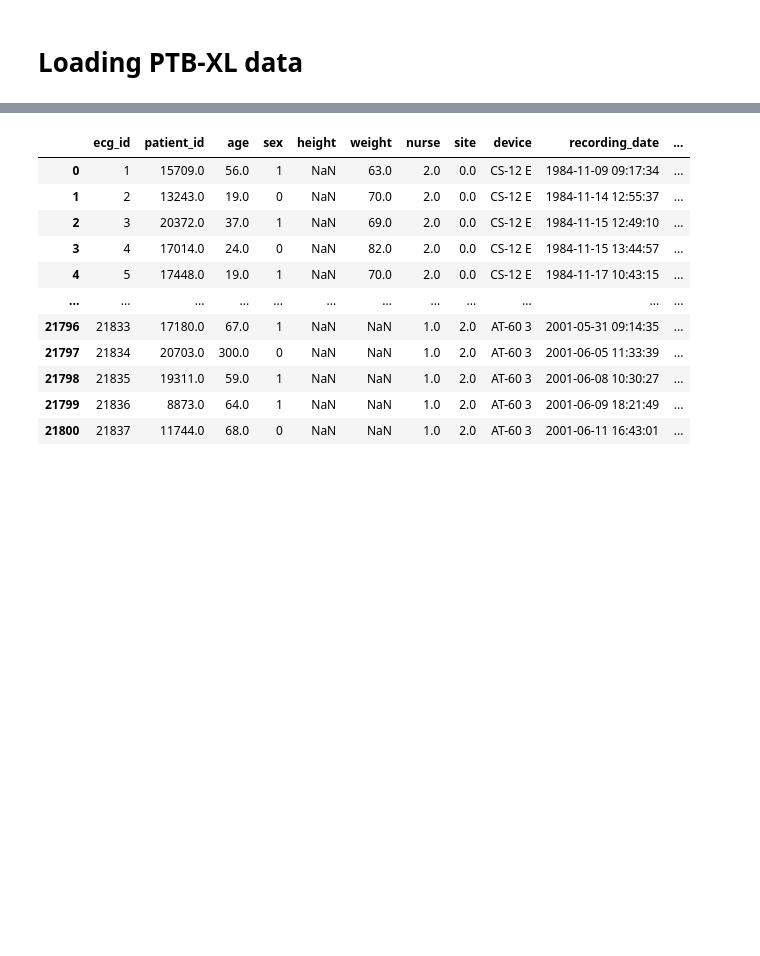
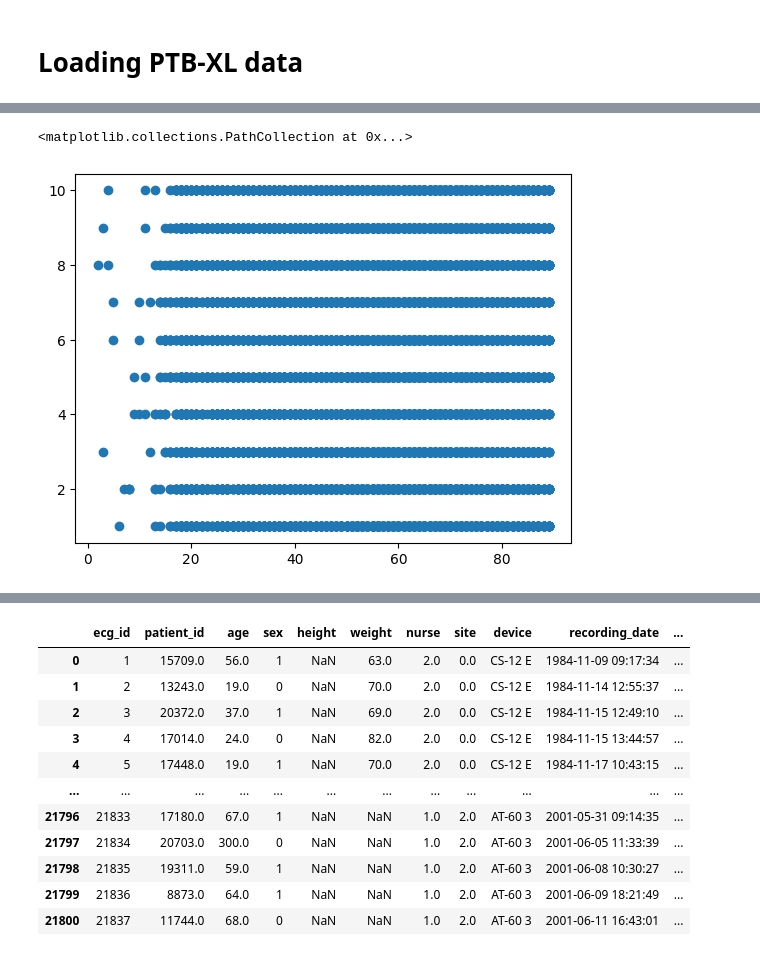
Before and after one commit to enot9910/heart-age, a Jupyter notebook: src/heart-age/ecg_loading.ipynb, the cells around one changed output, grey strips where cells are left out. Cells and saved outputs as stored; diff of their text form; code cells hidden in the pictures; blank space fills up the shorter version.

```diff
--- a/src/heart-age/ecg_loading.ipynb
+++ b/src/heart-age/ecg_loading.ipynb
@@ -10,7 +10,7 @@ data_dir, data_dir.exists()
 # %% [output]
 (Path('C:/Users/lenovo/Desktop/sci/data/ecg'), True)
 # %%
-path_to_zip=data_dir
+path_to_zip = data_dir / 'ptb_xl'
 frequency = 500
 # %% [markdown]
 # Download PTB-XL data
@@ -44,0 +77,7 @@ ptb_xl_info
+# %%
+import matplotlib.pyplot as plt
+
+plt.scatter(ptb_xl_info['age'][ptb_xl_info['age'] < 300], ptb_xl_info['strat_fold'][ptb_xl_info['age'] < 300])
+# %% [output]
+<matplotlib.collections.PathCollection at 0x...>
+[figure, added]
```
Also changed, not shown: parts of 20 cells of this notebook.
